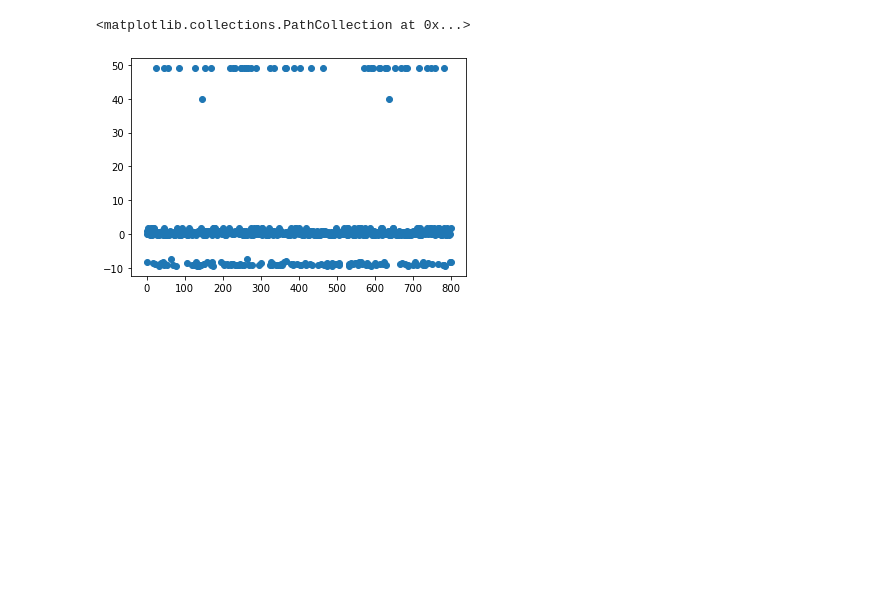
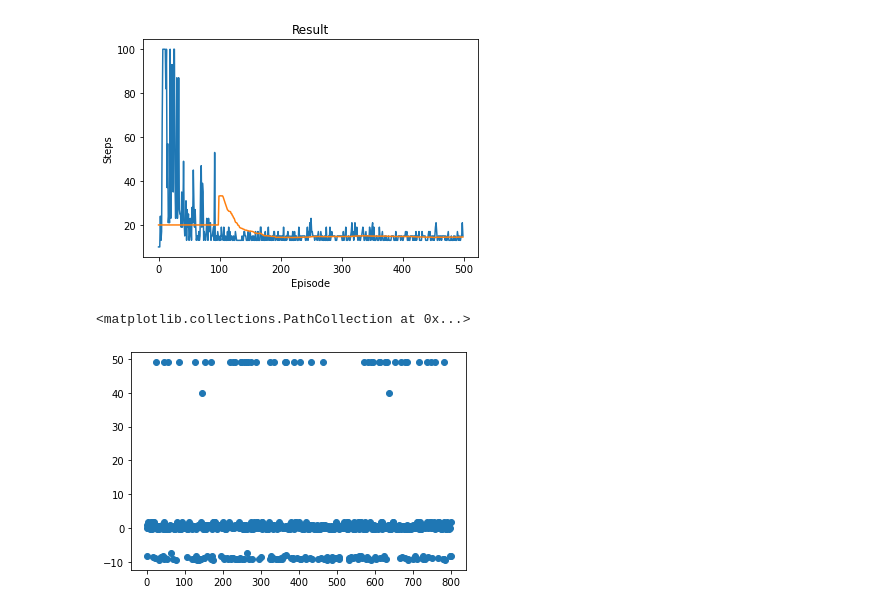
Before and after one commit to KPollux/FedRL_implementation, a Jupyter notebook: check_log_txt.ipynb, the cells around one changed output. Drawn from its saved outputs; the diff is of its cells as text; code cells hidden in the pictures; blank space fills up the shorter version.

```diff
--- a/check_log_txt.ipynb
+++ b/check_log_txt.ipynb
@@ -58,3 +65,7 @@ NameError: name 'is_ipython' is not defined
+# %%
+plot_rewards(episode_step, True, 20, 'Steps')
+# %% [output]
+[figure, added]
 # %%
 plt.plot
 # %%
```
Also changed, not shown: parts of 4 cells of this notebook, 1 other file.
